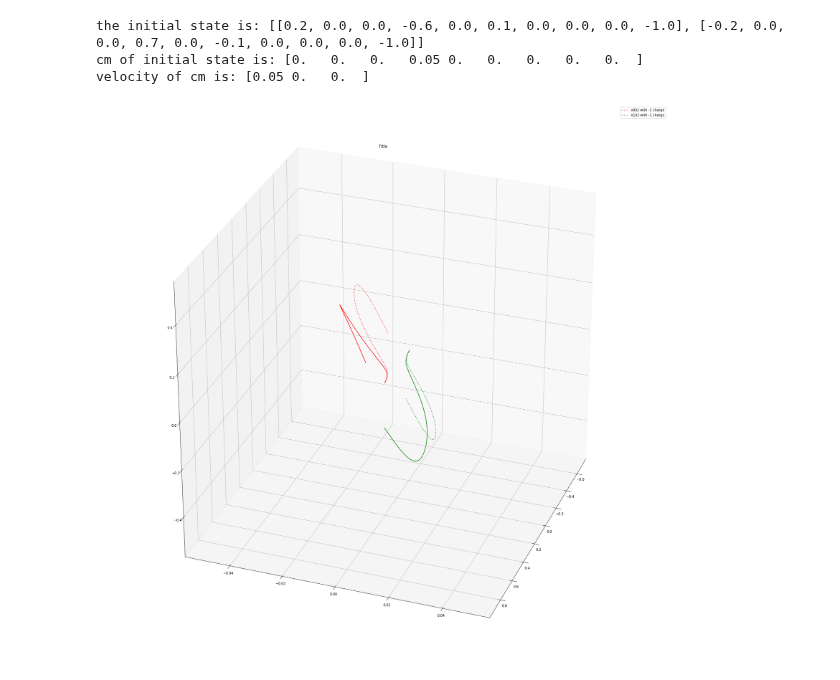
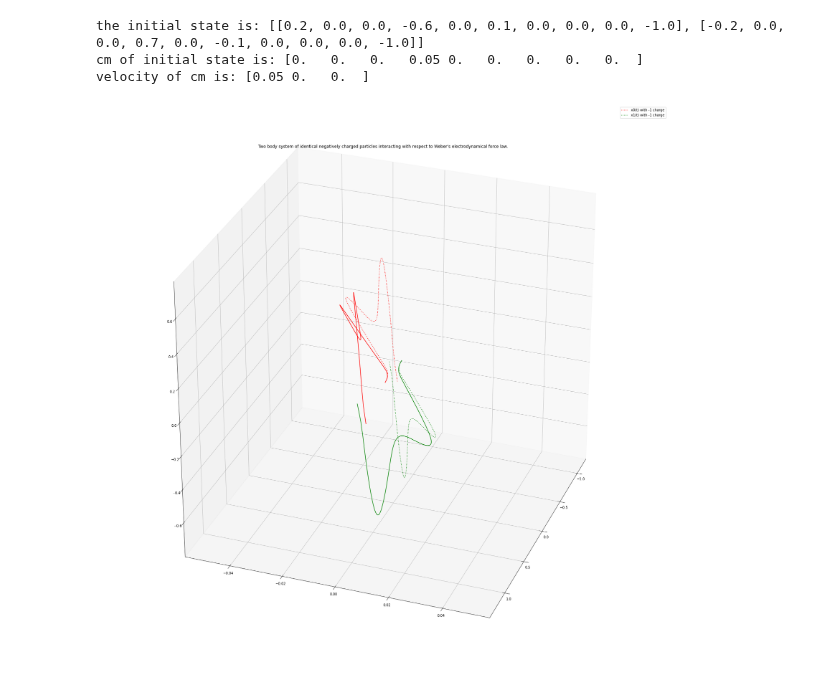
Before and after one commit to jhmartel/0x, a Jupyter notebook: _notebooks/2022-09-13-Weber_TwoBody_Ctd.ipynb, the cells around one changed output. Saved outputs shown, nothing was run; the diff lists cells and outputs as text; code cells hidden in the pictures.

```diff
--- a/_notebooks/2022-09-13-Weber_TwoBody_Ctd.ipynb
+++ b/_notebooks/2022-09-13-Weber_TwoBody_Ctd.ipynb
@@ -75,16 +74,23 @@ m = GEKKO(remote=True)
 
 # the following line needs be adjusted frequently
 # if m.solve() doesn't successfully terminate.
-m.time = np.linspace(0,7, 141) # time points
+m.time = np.linspace(0,15, 250) # time points
 
 #print("m.time returns: \n", m.time)
 
 # create GEKKO variables
 x = m.Array(m.Var,(2,10))
 
+#
+
 # initial positions
 x[0][0].value = +0.2
 x[1][0].value = -0.2
+
+#x.value[:][0:3]=terminal_state
+
+
+
 #x[2][2].value = +1.1
 
 # initial velocities
@@ -155,32 +161,32 @@ z1_cm = np.subtract(x[1][2], Rt_cm[2])
 
 l = len(x[0][0]);
 vx0 = [x[0][3][j]-v_cm[0] for j in range(l) ]
 vy0 = [x[0][4][j]-v_cm[1] for j in range(l) ]
 vz0 = [x[0][5][j]-v_cm[2] for j in range(l) ]
 
 vx1 = [x[1][3][j]-v_cm[0] for j in range(l) ]
 vy1 = [x[1][4][j]-v_cm[1] for j in range(l) ]
 vz1 = [x[1][5][j]-v_cm[2] for j in range(l) ]
 
 
 # Creating new plot.
 fig = plt.figure(figsize=(30, 30))
 ax = fig.gca(projection='3d')
 
 #ax0 = fig.add_subplot(111, projection='3d')
 #plt.gca().patch.set_facecolor('black')
 
 plt.plot(x0_cm, y0_cm, z0_cm, "r:", label='x0(t) with -1 charge')
 plt.plot(x1_cm, y1_cm, z1_cm, "g:", label='x1(t) with -1 charge')
 plt.plot(x[0][0], x[0][1], x[0][2], "r")
 plt.plot(x[1][0], x[1][1], x[1][2], "g")
 
 # Add Title
-plt.title("Title")
+plt.title("Two body system of identical negatively charged particles interacting with respect to Weber's electrodynamical force law.")
 plt.legend(loc='best')
 # Display
 plt.axis('on')
 ax.view_init(30, 20)
 plt.show()
 # %% [output]
-[figure, old version]
+[figure, new version]
```
Also changed, not shown: parts of 3 cells of this notebook.
